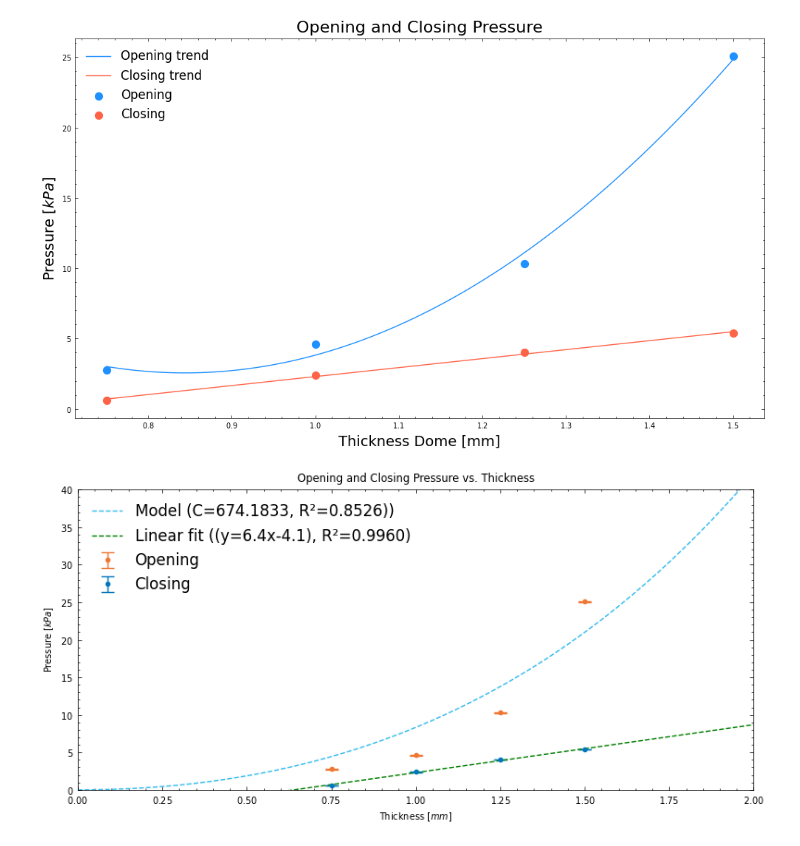
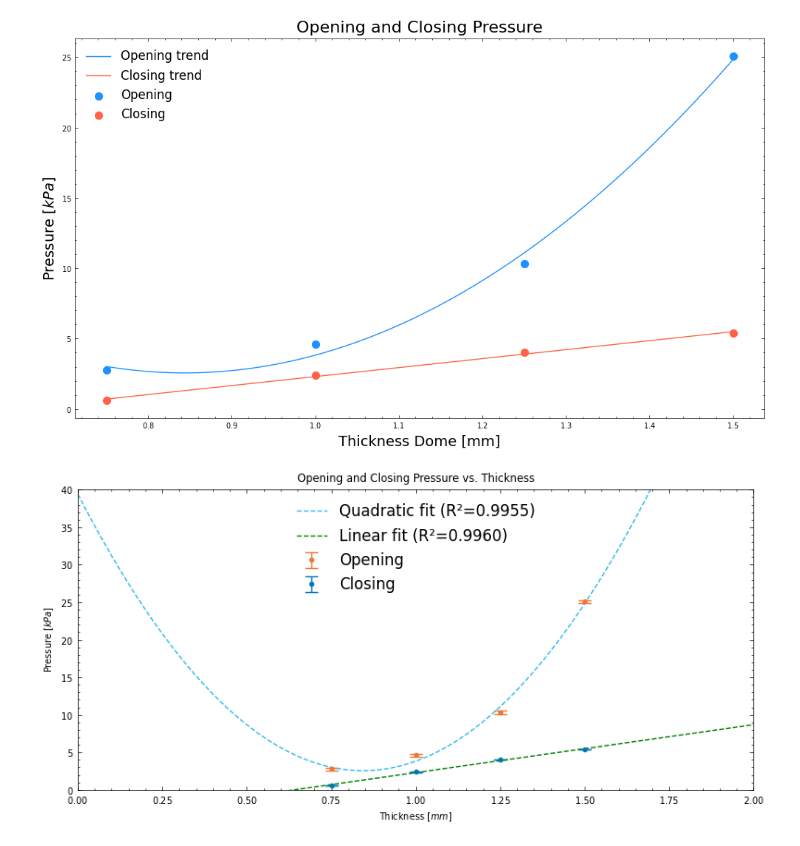
Before and after one commit to Olviel/Thermal_Soft_Robotics, a Jupyter notebook: Thermal_actuation/Experimental/Fluidic/Rothmund_Pressure_release/Valve_leak_test_rothmund_v3.ipynb, the cells around one changed output. Drawn from its saved outputs; the diff is of its cells as text; code cells hidden in the pictures.

Commit message:
added plot for lambda

```diff
--- a/Thermal_actuation/Experimental/Fluidic/Rothmund_Pressure_release/Valve_leak_test_rothmund_v3.ipynb
+++ b/Thermal_actuation/Experimental/Fluidic/Rothmund_Pressure_release/Valve_leak_test_rothmund_v3.ipynb
@@ -481,22 +381,0 @@ plt.show()
-# %%
-# Flatten the data and create a DataFrame
-data_open = []
-data_close = []
-labels_open = []
-labels_close = []
-for i, (open_data, close_data, name) in enumerate(zip(P_open, P_close, sample_names)):
-    data_open.extend(open_data)
-    data_close.extend(close_data)
-    labels_open.extend(['t'+name.split('t')[-1] for _ in open_data])
-    labels_close.extend(['t'+name.split('t')[-1] for _ in close_data])
-
-df_open = pd.DataFrame({'Pressure': data_open, 'Type': 'Opening', 'Label': labels_open})
-df_close = pd.DataFrame({'Pressure': data_close, 'Type': 'Closing', 'Label': labels_close})
-df = pd.concat([df_open, df_close])
-
-# Create a catplot
-g = sns.catplot(x='Label', y='Pressure', hue='Type', data=df, kind='violin')
-g.set_axis_labels("Sample", "P [$kPa$]")
-plt.title("Opening and Closing Pressure")
-
-plt.show()
@@ -609,25 +486,18 @@ plt.show()
 # %% [output]
 [figure]
 # %%
-from sklearn.metrics import r2_score
+
+
 # Define the model based on the relationship
 def model(thickness, C):
     radius = 10  # in mm
     return C * (thickness / (radius - thickness))**2
 
-# Objective function to minimize
-def objective(C):
-    predicted = model(thickness_values, C[0])
-    return np.sum((predicted - open_means)**2)
-
-# Initial guess for the constant
-initial_guess = [1]
-
-# Use the minimize function to find the best-fitting constant
-result = minimize(objective, initial_guess, method='BFGS')
+# Use curve_fit to find the best-fitting parameters
+params, covariance = curve_fit(model, thickness_values, open_means)
 
 # Extract the optimized constant from the result
-optimized_constant = result.x[0]
+optimized_constant = params[0]
 
 # Calculate the modeled values using the optimized constant for the actual thickness values
 modeled_values_open = model(thickness_values, optimized_constant)
@@ -655,32 +536,32 @@ extended_modeled_values_close = np.polyval(coefficients, dense_thickness)
 # %%
 fig, ax = plt.subplots(figsize=(8, 4))
 
 #
 
 # Calculate the modeled values using the optimized constant
 modeled_values = model(dense_thickness, optimized_constant)
 
 # Plot the experimental data for opening pressures
 ax.errorbar(thickness_values, open_means, yerr=open_sem, fmt='o', capsize=5, label='Opening')
 
 # Plot the experimental data for closing pressures
 ax.errorbar(thickness_values, close_means, yerr=close_sem, fmt='o', capsize=5, label='Closing')
 
 # Plot the modeled relationship for opening pressures
-ax.plot(dense_thickness, modeled_values, linestyle='--', label=f"Model (C={optimized_constant:.4f}, R²={r2_open:.4f}))")
-#ax.plot(thickness_values, modeled_values_close, linestyle='--', color='green', label=f'Linear fit (R²={r2_close:.4f}), (y={coefficients[0]:.1f}x{coefficients[1]:.1f})')
-ax.plot(dense_thickness, extended_modeled_values_close, linestyle='--', color='green', label=f'Linear fit ((y={coefficients[0]:.1f}x{coefficients[1]:.1f}), R²={r2_close:.4f})')
+ax.plot(dense_thickness, np.polyval(np.polyfit(thickness_values, open_means, 2), dense_thickness), linestyle='--', label=f"Quadratic fit (R²={r2_open:.4f})")
 
+# Plot the modeled values for the linear fit over the extended range
+ax.plot(dense_thickness, np.polyval(np.polyfit(thickness_values, close_means, 1), dense_thickness), linestyle='--', color='green', label=f'Linear fit (R²={r2_close:.4f})')
 
 # Set title, labels, legend, and other aesthetics
 ax.set_title("Opening and Closing Pressure vs. Thickness")
 ax.set_xlabel("Thickness [$mm$]")
 ax.set_ylabel("Pressure [$kPa$]")
 ax.legend(fontsize=12)
 ax.set_xlim(0,2)
 ax.set_ylim(0,40)
 
 plt.tight_layout()
 plt.show()
 # %% [output]
-[figure, old version]
+[figure, new version]
```
Also changed, not shown: parts of 14 cells of this notebook.
